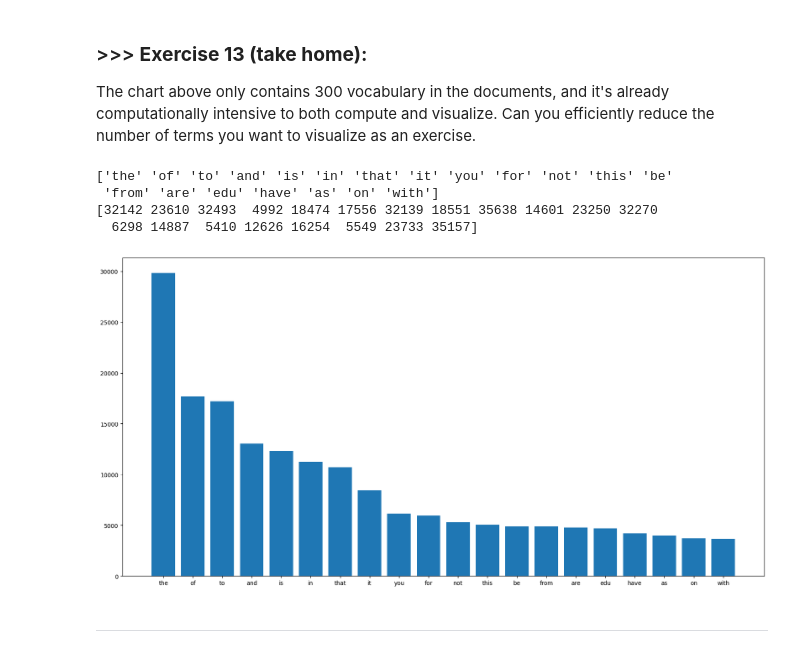
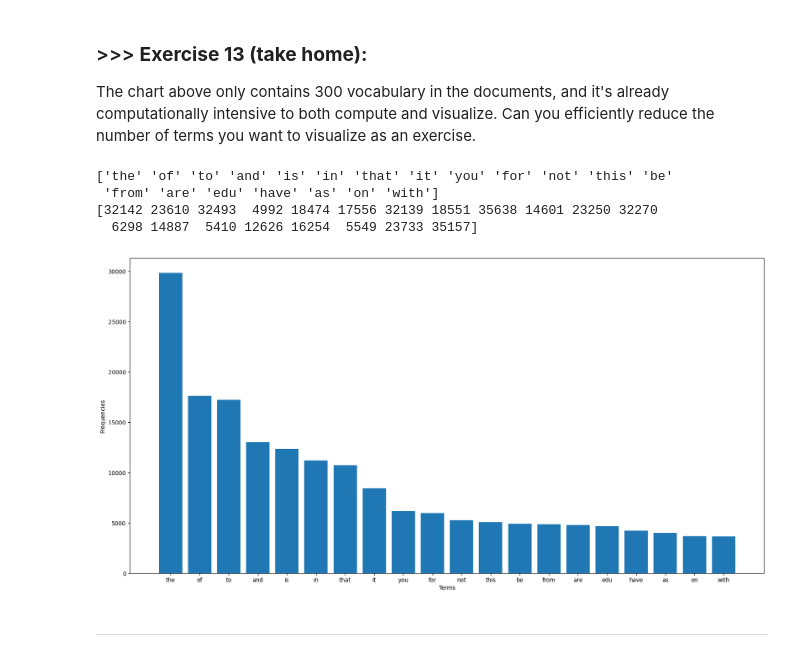
Before and after one commit to Kev-Tan/DM2025-Lab1-Exercise, a Jupyter notebook: DM2025-Lab1-Master.ipynb, the cells around one changed output. Cells and saved outputs as stored; diff of their text form; code cells hidden in the pictures.

```diff
--- a/DM2025-Lab1-Master.ipynb
+++ b/DM2025-Lab1-Master.ipynb
@@ -1236,27 +1273,29 @@ The chart above only contains 300 vocabulary in the documents, and it's already
 # %%
 # Answer here
 
 #Plot top k terms, which reduces number of vocabulary to plot while masking it much clearer
-
 top_k = 20
 top_k_indices = np.argsort(term_frequencies)[::-1][:top_k]
 top_k_terms = count_vect.get_feature_names_out()[top_k_indices]
 top_k_frequencies = term_frequencies[top_k_indices]
 
 print(top_k_terms)
 print(top_k_indices)
 
+#Plotting the bar chart and labelling the axis
 plt.figure(figsize=(20, 10))
+plt.xlabel("Terms")
+plt.ylabel("Frequencies")
 
 plt.bar(top_k_terms, top_k_frequencies)
 
 plt.show()
 # %% [output]
 ['the' 'of' 'to' 'and' 'is' 'in' 'that' 'it' 'you' 'for' 'not' 'this' 'be'
  'from' 'are' 'edu' 'have' 'as' 'on' 'with']
 [32142 23610 32493  4992 18474 17556 32139 18551 35638 14601 23250 32270
   6298 14887  5410 12626 16254  5549 23733 35157]
-[figure, old version]
+[figure, new version]
 # %% [markdown]
 ---
 # %% [markdown]
```
Also changed, not shown: parts of 9 cells of this notebook.
